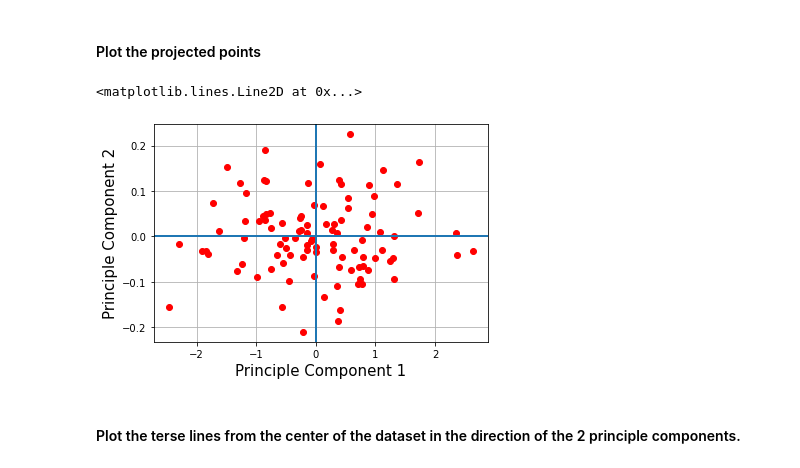
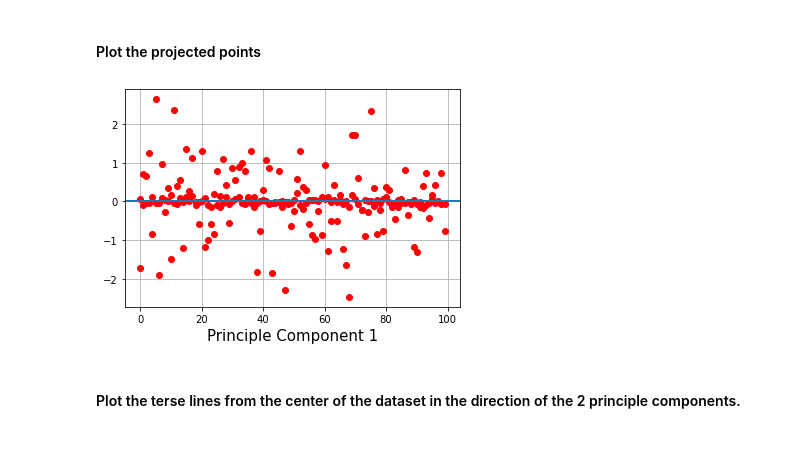
Before and after one commit to gjke/CrowdModelingExercise4, a Jupyter notebook: task_1/Task1.ipynb, the cells around one changed output. Saved outputs shown, nothing was run; the diff lists cells and outputs as text; code cells hidden in the pictures.

```diff
--- a/task_1/Task1.ipynb
+++ b/task_1/Task1.ipynb
@@ -70,16 +70,15 @@ plt.legend(('Original Points', 'Centered Points'), loc='lower right')
 # %% [markdown]
 #### Plot the projected points
 # %%
-projected_points, r, energy, V = pca(2, dataset_centered)
-plt.plot(projected_points[:,0], projected_points[:,1], "ro")
+projected_points, r, energy, V = pca(1, dataset_centered)
+plt.plot(projected_points, "ro")
 plt.grid()
 plt.xlabel("Principle Component 1", fontsize=15)
-plt.ylabel("Principle Component 2", fontsize=15)
-plt.axvline(0, lw=2);
-plt.axhline(0, lw=2)
+# plt.ylabel("Principle Component 2", fontsize=15)
+plt.axhline(0, lw=2);
+# plt.axhline(0, lw=2)
 # %% [output]
-<matplotlib.lines.Line2D at 0x...>
-[figure, old version]
+[figure, new version]
 # %% [markdown]
 #### Plot the terse lines from the center of the dataset in the direction of the 2 principle components.
 # %%
```
Also changed, not shown: parts of 1 cell of this notebook.
